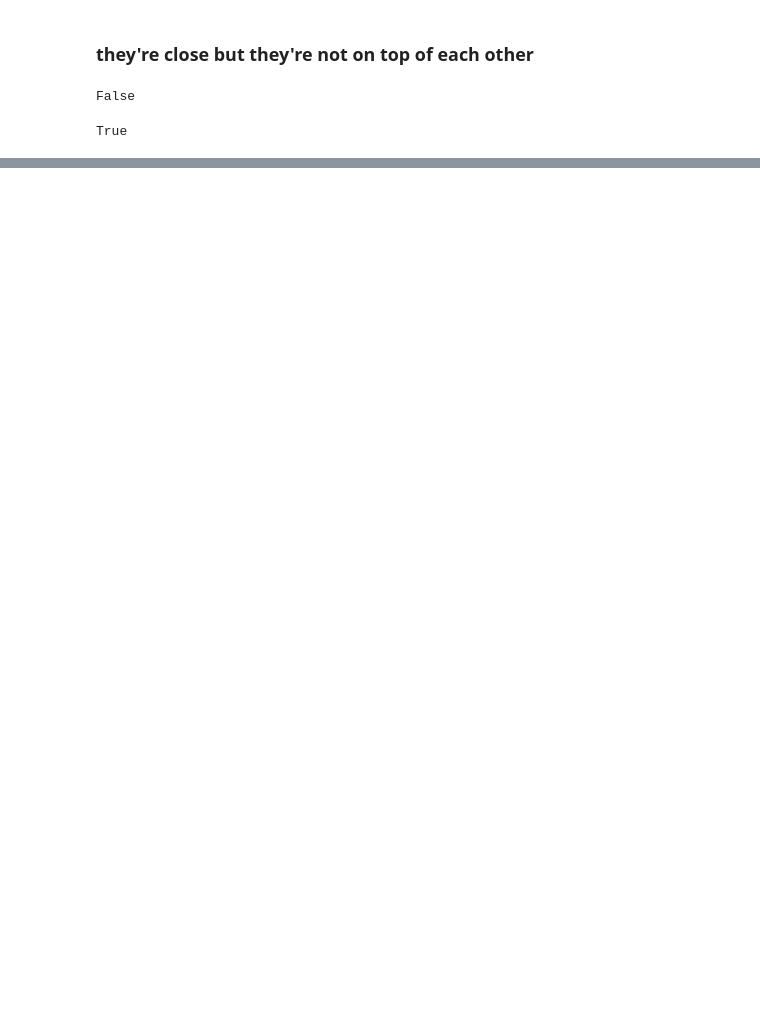
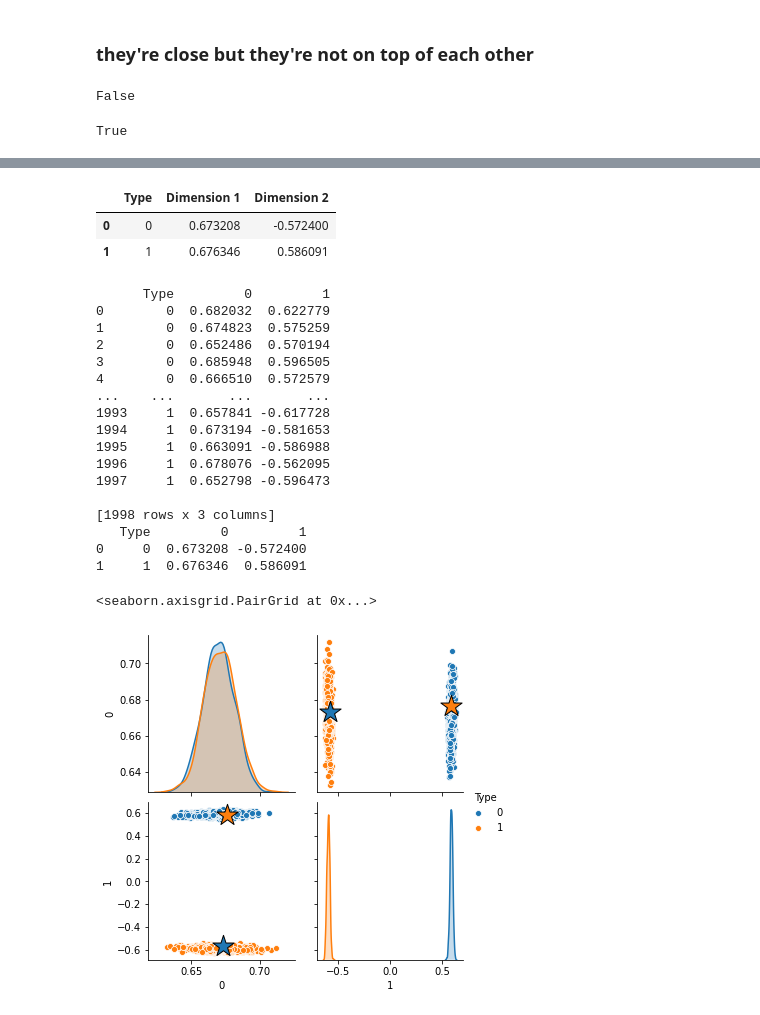
Before and after one commit to loftusa/graspy-personal, a Jupyter notebook: notebooks/descriptive_experiments.ipynb, the cells around one changed output, grey strips where cells are left out. Cells and saved outputs as stored; diff of their text form; code cells hidden in the pictures; blank space fills up the shorter version.

```diff
--- a/notebooks/descriptive_experiments.ipynb
+++ b/notebooks/descriptive_experiments.ipynb
@@ -57,0 +80,19 @@ pd.concat([fitted_latents_df, predicted_latents_df], axis='columns')
+# %%
+%%capture
+A, labels = gs.simulations.sbm([1000, 1000], B, return_labels=True, directed=True)
+# indices = np.nonzero(np.r_[1, np.diff(labels)[:-1]])[0]
+indices = [0, -1]
+oos_labels = labels[indices]
+labels = np.delete(labels, indices)
+
+A, a = remove_vertices(A, indices, return_removed=True)  # one oos vertex for each community
+ase = gs.embed.AdjacencySpectralEmbed(diag_aug=False, n_components=2)
+out_latent, in_latent = ase.fit_transform(A)
+pred_out, pred_in = ase.predict(a)
+
+
+# out dataframes
+out_oos_df = gs.plot.pairplot(pred_out, labels=oos_labels).data
+
+# in dataframes
+in_oos_df = gs.plot.pairplot(pred_in, labels=oos_labels).data
@@ -57,0 +130,50 @@ pd.concat([fitted_latents_df, predicted_latents_df], axis='columns')
+# %%
+in_oos_df
+# %% [output]
+|  | Type | Dimension 1 | Dimension 2 |
+| 0 | 0 | 0.673208 | -0.572400 |
+| 1 | 1 | 0.676346 | 0.586091 |
+# %%
+# Plot the data
+df_labels = pd.DataFrame(labels, columns=["Type"])
+oos_labels = pd.DataFrame(oos_labels, columns=["Type"])
+
+in_latent_df = pd.concat([df_labels, pd.DataFrame(in_latent)], axis=1)
+in_oos_df = pd.concat([oos_labels, pd.DataFrame(pred_in)], axis=1)
+
+g = sns.pairplot(in_latent_df, hue="Type")
+print(g.data)
+
+# Change the PairGrid dataset and add a new layer
+g.data = in_oos_df
+print(g.data)
+g.hue_vals = in_oos_df["Type"]
+g.map_offdiag(plt.scatter, s=500, marker="*", edgecolor="black")
+
+# # Plot the data
+# g = sns.pairplot(out_latent, labels=labels)
+
+# # Change the PairGrid dataset and add a new layer
+# g.data = out_oos_df
+# g.hue_vals = out_oos_df["Type"]
+# g.map_offdiag(plt.scatter, s=500, marker="*", edgecolor="black")
+# %% [output]
+      Type         0         1
+0        0  0.682032  0.622779
+1        0  0.674823  0.575259
+2        0  0.652486  0.570194
+3        0  0.685948  0.596505
+4        0  0.666510  0.572579
+...    ...       ...       ...
+1993     1  0.657841 -0.617728
+1994     1  0.673194 -0.581653
+1995     1  0.663091 -0.586988
+1996     1  0.678076 -0.562095
+1997     1  0.652798 -0.596473
+
+[1998 rows x 3 columns]
+   Type         0         1
+0     0  0.673208 -0.572400
+1     1  0.676346  0.586091
+<seaborn.axisgrid.PairGrid at 0x...>
+[figure, added]
```
Also changed, not shown: parts of 9 cells of this notebook, 2 other files.
